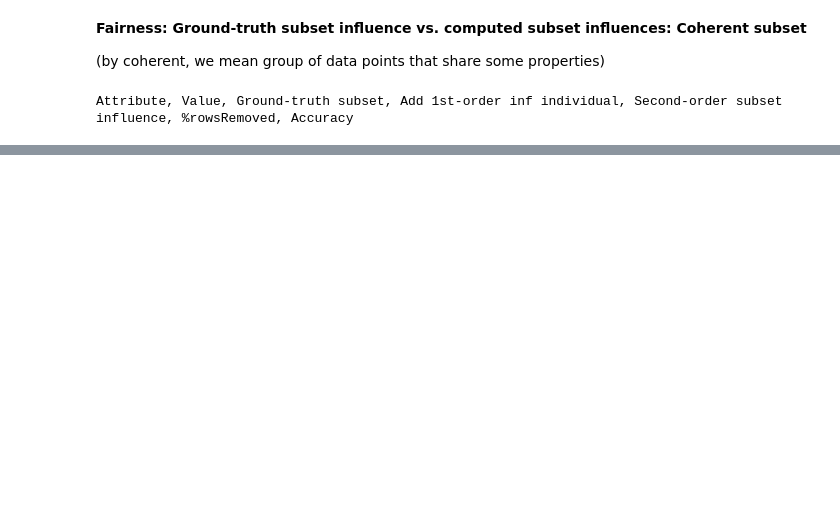
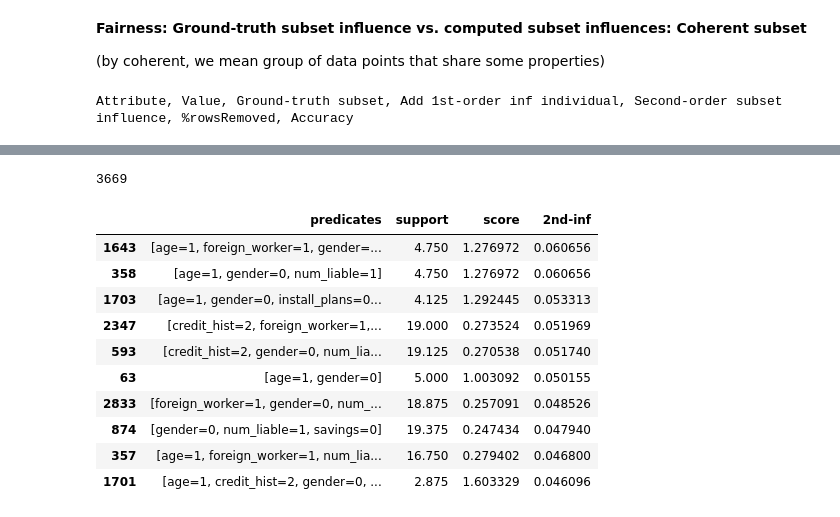
Before and after one commit to romilapradhan/gopher, a Jupyter notebook: german/if_predicates-german.ipynb, the cells around one changed output, grey strips where cells are left out. Drawn from its saved outputs; the diff is of its cells as text; code cells hidden in the pictures; blank space fills up the shorter version.

```diff
--- a/german/if_predicates-german.ipynb
+++ b/german/if_predicates-german.ipynb
@@ -583,6 +566,8 @@ for col in X_train_orig.columns:
         X = np.delete(X_train, idx, 0)
         y = y_train.drop(index=idx, inplace=False)
         inf_gt = 0
+        if len(y.unique()) == 1:
+            print(col, val)
         if len(y.unique()) > 1:
             # Ground truth subset influence
             clf.fit(X, y)
@@ -619,3 +604,9 @@ expl = [attributes, attributeValues, second_order_influences, gt_influences, fra
 expl = (np.array(expl).T).tolist()
 
 explanations = pd.DataFrame(expl, columns=["attributes", "attributeValues", "second_order_influences", "gt_influences", "fractionRows"])
+
+explanations['attributes'] = explanations['attributes'].astype(str)
+explanations['attributeValues'] = explanations['attributeValues'].astype(int)
+explanations['second_order_influences'] = explanations['second_order_influences'].astype(float)
+explanations['gt_influences'] = explanations['gt_influences'].astype(float)
+explanations['fractionRows'] = explanations['fractionRows'].astype(float)
@@ -650,4 +613,5 @@ explanations.sort_values(by=['gt_influences'], ascending=False).head(10)
 # %%
-import scipy.stats as ss
-explanations["gt_rank"] = len(explanations) - ss.rankdata(explanations["gt_influences"])
-explanations["so_rank"] = len(explanations) - ss.rankdata(explanations["second_order_influences"])
+# import scipy.stats as ss
+# explanations["gt_rank"] = len(explanations) - ss.rankdata(explanations["gt_influences"])
+# explanations["so_rank"] = len(explanations) - ss.rankdata(explanations["second_order_influences"])
+# stats.kendalltau(explanations["gt_rank"], explanations["so_rank"])
@@ -657,0 +620,18 @@ KendalltauResult(correlation=0.7993335801554979, pvalue=7.091127095427948e-24)
+# %%
+alpha_f_lower = (-0.01) * (spd_0)
+alpha_f_upper = -spd_0
+del_f_threshold = (0.20) * spd_0
+support = 0.01 # Do not consider extremely small patterns
+support_small = 0.2 # For small patterns, 2nd-order estimation is quite accurate
+del_f_threshold_small = (-0.1) * (spd_0)
+print("alpha_f_lower:", alpha_f_lower)
+print("alpha_f_upper:", alpha_f_upper)
+print("del_f_threshold:", del_f_threshold)
+print("support_small:", support_small)
+print("del_f_threshold_small:", del_f_threshold_small)
+
+candidates = explanations[(explanations["second_order_influences"] > alpha_f_lower)
+                           & (explanations["second_order_influences"] < alpha_f_upper)]
+candidates = copy.deepcopy(explanations)
+candidates.loc[:, 'score'] = candidates.loc[:, 'second_order_influences']*100/candidates.loc[:, 'fractionRows']
+# display(candidates)
@@ -657,0 +809,18 @@ KendalltauResult(correlation=0.7993335801554979, pvalue=7.091127095427948e-24)
+# %%
+candidates_support_3_compact = copy.deepcopy(candidates_all)
+print(len(candidates_support_3_compact))
+candidates_df_3_compact = pd.DataFrame(candidates_support_3_compact, columns=["predicates","support","score","2nd-inf"])
+display(candidates_df_3_compact[candidates_df_3_compact["support"] < 20].sort_values(by=['2nd-inf'], ascending=False).head(10))
+# %% [output]
+3669
+|  | predicates | support | score | 2nd-inf |
+| 1643 | [age=1, foreign_worker=1, gender=... | 4.750 | 1.276972 | 0.060656 |
+| 358 | [age=1, gender=0, num_liable=1] | 4.750 | 1.276972 | 0.060656 |
+| 1703 | [age=1, gender=0, install_plans=0... | 4.125 | 1.292445 | 0.053313 |
+| 2347 | [credit_hist=2, foreign_worker=1,... | 19.000 | 0.273524 | 0.051969 |
+| 593 | [credit_hist=2, gender=0, num_lia... | 19.125 | 0.270538 | 0.051740 |
+| 63 | [age=1, gender=0] | 5.000 | 1.003092 | 0.050155 |
+| 2833 | [foreign_worker=1, gender=0, num_... | 18.875 | 0.257091 | 0.048526 |
+| 874 | [gender=0, num_liable=1, savings=0] | 19.375 | 0.247434 | 0.047940 |
+| 357 | [age=1, foreign_worker=1, num_lia... | 16.750 | 0.279402 | 0.046800 |
+| 1701 | [age=1, credit_hist=2, gender=0, ... | 2.875 | 1.603329 | 0.046096 |
```
Also changed, not shown: parts of 13 cells of this notebook, 1 other file.
